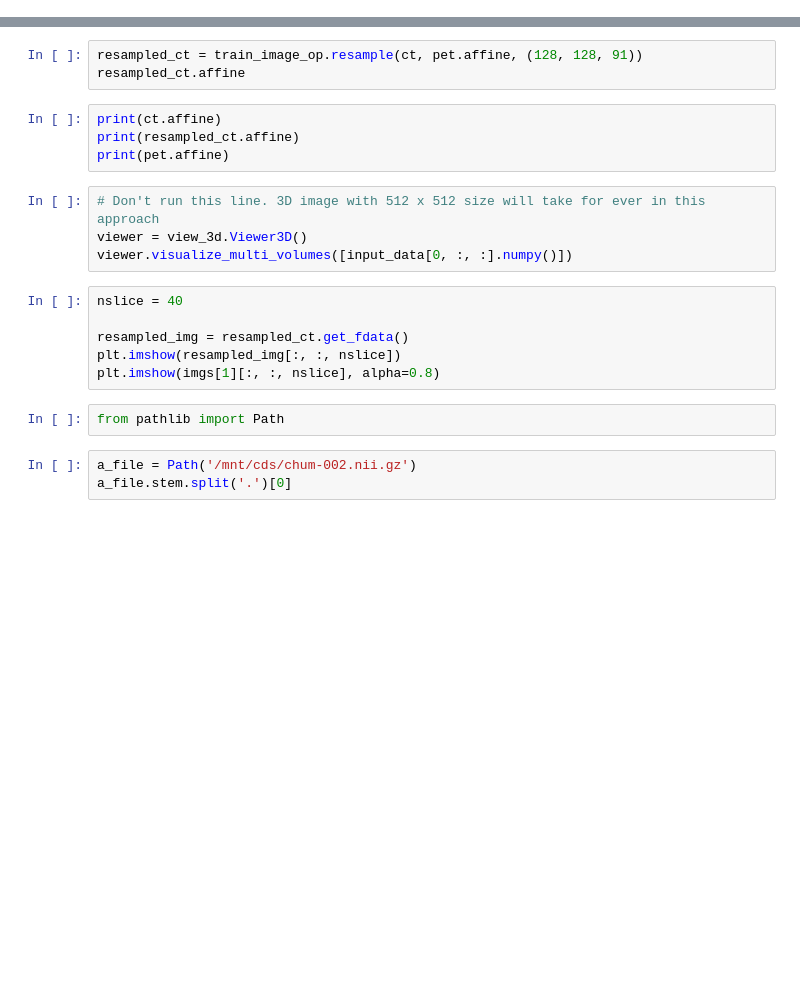
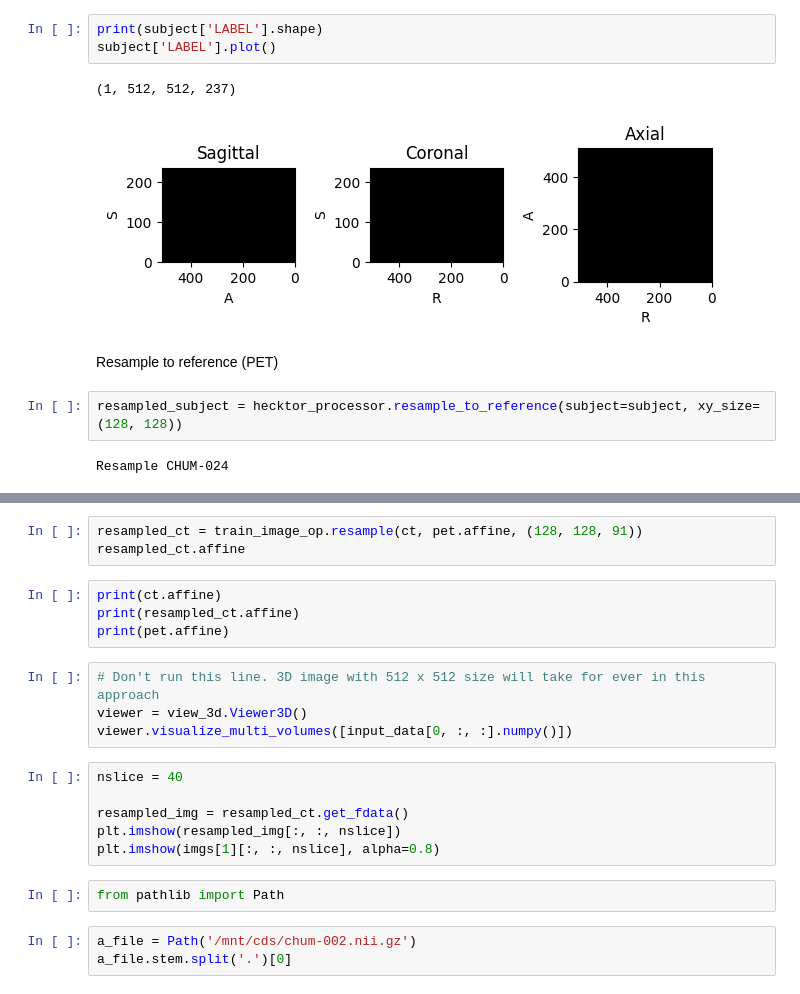
Before and after one commit to sshiraishi-code/capstone, a Jupyter notebook: codebase/notebooks/projects/hecktor2022/nifti_visualization.ipynb, the cells around one changed output, grey strips where cells are left out. Cells and saved outputs as stored; diff of their text form; blank space fills up the shorter version.

```diff
--- a/codebase/notebooks/projects/hecktor2022/nifti_visualization.ipynb
+++ b/codebase/notebooks/projects/hecktor2022/nifti_visualization.ipynb
@@ -31,0 +39,12 @@ ct.header.get_zooms()
+# %%
+print(subject['LABEL'].shape)
+subject['LABEL'].plot()
+# %% [output]
+(1, 512, 512, 237)
+[figure, added]
+# %% [markdown]
+<h> Resample to reference (PET) </h>
+# %%
+resampled_subject = hecktor_processor.resample_to_reference(subject=subject, xy_size=(128, 128))
+# %% [output]
+Resample CHUM-024
```
Also changed, not shown: parts of 31 cells of this notebook, 16 other files.
